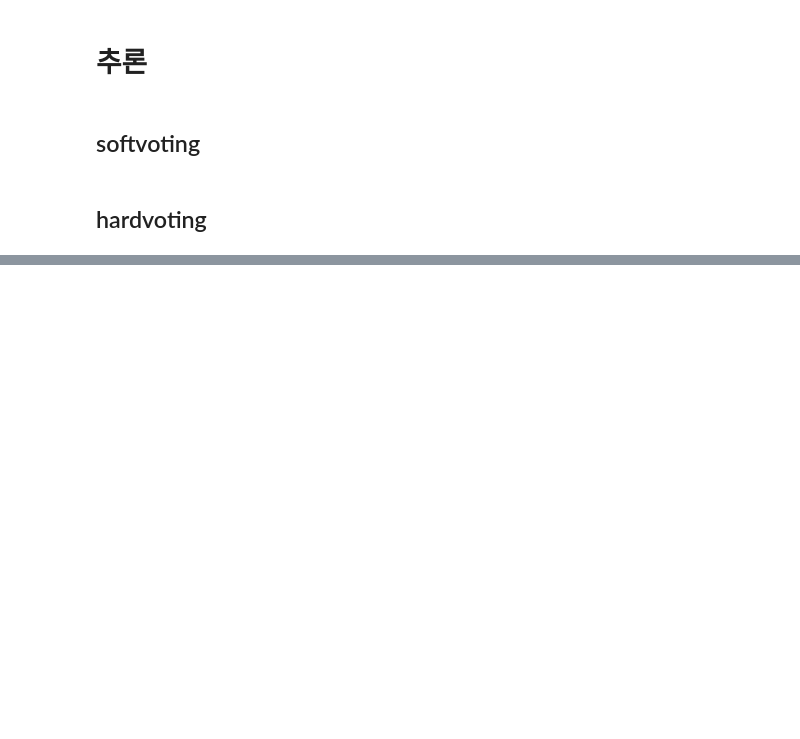
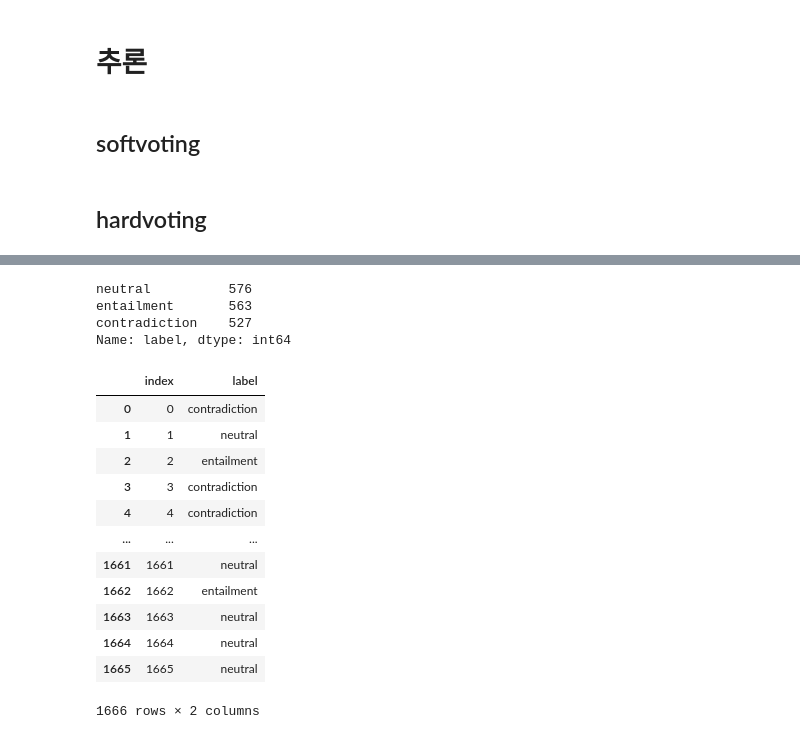
Before and after one commit to teamgaon/KLUE, a Jupyter notebook: 220227_sm_FINAL.ipynb, the cells around one changed output, grey strips where cells are left out. Saved outputs shown, nothing was run; the diff lists cells and outputs as text; code cells hidden in the pictures; blank space fills up the shorter version.

Commit message:
kakao_dev, klue_dev, dacon_train, epoch-5, 5-fold, softvoting, hardvoting

```diff
--- a/220227_sm_FINAL.ipynb
+++ b/220227_sm_FINAL.ipynb
@@ -412,0 +418,5 @@ submission.to_csv('/content/drive/MyDrive/220226/submission_hard.csv', index=Fal
+# %%
+df = test[['premise',	'hypothesis',	'label',	0,	1,	2,	'label0',	'label1',	'label2',	'label3',	'label4']]
+# %%
+df['soft'] = soft['label']
+df['hard'] = hard['label']
@@ -412,0 +441,27 @@ submission.to_csv('/content/drive/MyDrive/220226/submission_hard.csv', index=Fal
+# %%
+df['label'].value_counts()
+# %% [output]
+neutral          576
+entailment       563
+contradiction    527
+Name: label, dtype: int64
+# %%
+submission = pd.read_csv('/content/drive/MyDrive/KLUE/sample_submission.csv')
+# %%
+submission['label'] = df['label']
+# %%
+submission
+# %% [output]
+|  | index | label |
+| 0 | 0 | contradiction |
+| 1 | 1 | neutral |
+| 2 | 2 | entailment |
+| 3 | 3 | contradiction |
+| 4 | 4 | contradiction |
+| ... | ... | ... |
+| 1661 | 1661 | neutral |
+| 1662 | 1662 | entailment |
+| 1663 | 1663 | neutral |
+| 1664 | 1664 | neutral |
+| 1665 | 1665 | neutral |
+1666 rows × 2 columns
```
Also changed, not shown: parts of 7 cells of this notebook.
